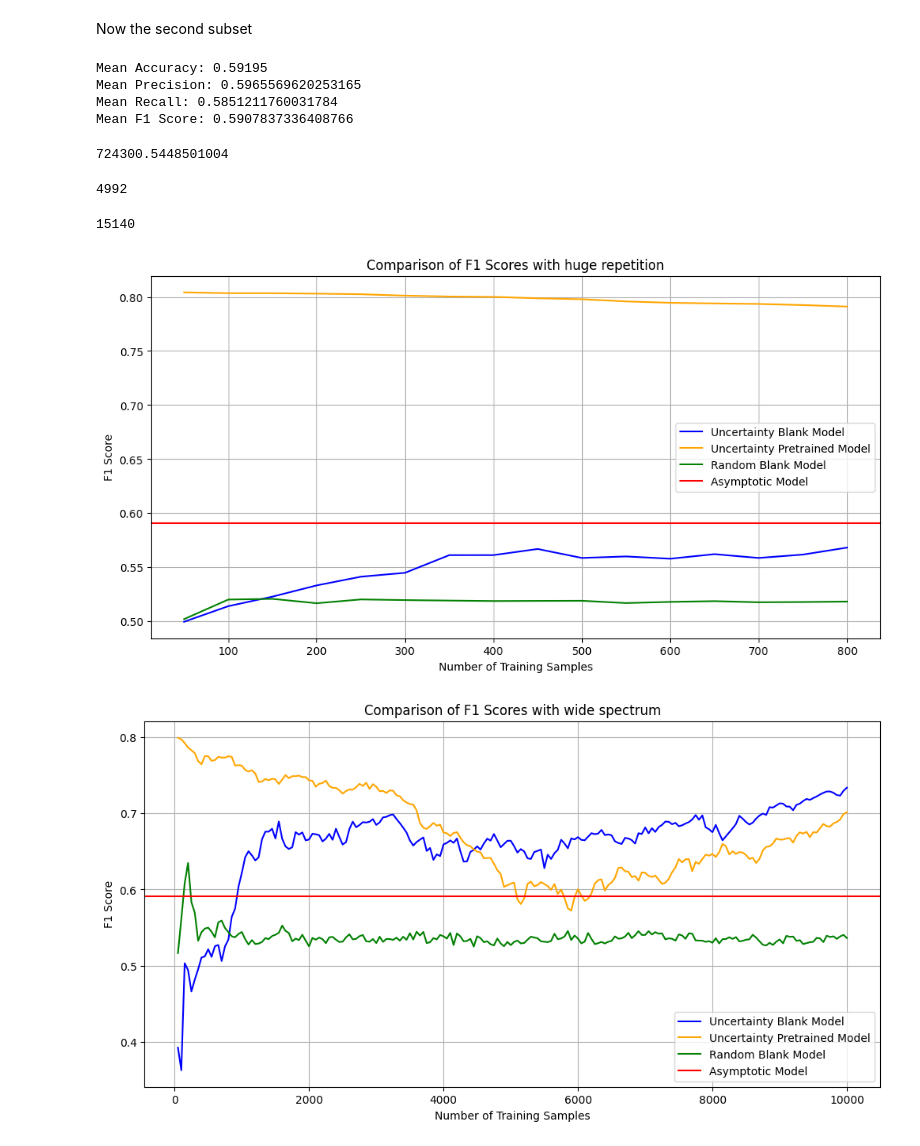
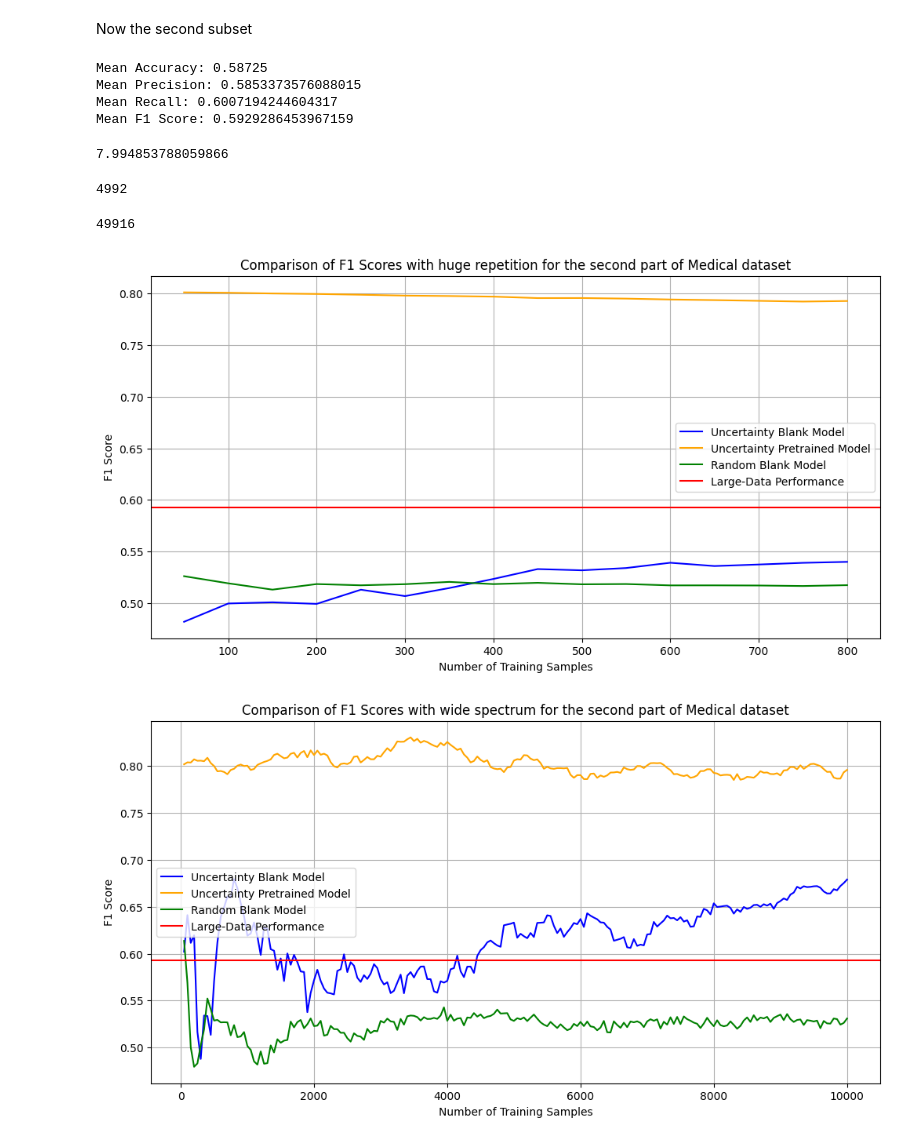
Before and after one commit to Dan-A2/cold-start-preference-learning, a Jupyter notebook: Medical_code.ipynb, the cells around one changed output. Saved outputs shown, nothing was run; the diff lists cells and outputs as text; code cells hidden in the pictures.

```diff
--- a/Medical_code.ipynb
+++ b/Medical_code.ipynb
@@ -12,7 +12,7 @@ pd.set_option('display.max_columns', None)
 # %% [markdown]
 # Dataset
 # %%
-data = pd.read_csv('Datasets/medical_costs.csv')
+data = pd.read_csv('/kaggle/input/medical1/medical_costs.csv')
 data.head()
 # %% [output]
 |  | Age | Sex | BMI | Children | Smoker | Region | Medical Cost |
@@ -153,5 +149,5 @@ plt.show()
 data1.reset_index(inplace=True, drop=True)
 data2.reset_index(inplace=True, drop=True)
 # %%
-# data1['PCA'] = data1['PCA'].max() - data1['PCA']
-# data2['PCA'] = data2['PCA'].max() - data2['PCA']
+data1['PCA'] = data1['PCA'].max() - data1['PCA']
+data2['PCA'] = data2['PCA'].max() - data2['PCA']
@@ -296,15 +303,15 @@ tree_depth2 = int(np.round(np.sqrt(len(data2.columns))))
 # %%
 mf12 = train_evaluate_repeat(generate_random_pairs, data2, num_samples=200000, depth=tree_depth2, test_df=test_df2, use_bradley=True, exp=False, add_noise=False, noise=0.1, label_col=target_col_name, repeats=1)
 # %% [output]
-Mean Accuracy: 0.59195
-Mean Precision: 0.5965569620253165
-Mean Recall: 0.5851211760031784
-Mean F1 Score: 0.5907837336408766
+Mean Accuracy: 0.58725
+Mean Precision: 0.5853373576088015
+Mean Recall: 0.6007194244604317
+Mean F1 Score: 0.5929286453967159
 # %%
 var, residuals = calculate_pca_var(data2, target_col_name)
 print(var)
 # %% [output]
-724300.5448501004
+7.994853788059866
 # %%
 len(data2)
 # %% [output]
@@ -317,7 +324,7 @@ alpha = 1e-5
 num_pairs = int(max_pairs / (1 + alpha * var))
 print(num_pairs)
 # %% [output]
-15140
+49916
 # %%
 pretrain_params2 = {
     'objective': 'binary:logistic',
@@ -364,15 +371,15 @@ plt.figure(figsize=(12, 6))
 plt.plot(range(step, num_samples+1, step), average_f1_scores_UB, label='Uncertainty Blank Model', color='blue')
 plt.plot(range(step, num_samples+1, step), average_f1_scores_UP, label='Uncertainty Pretrained Model', color='orange')
 plt.plot(range(step, num_samples+1, step), average_f1_scores_RB, label='Random Blank Model', color='green')
-plt.axhline(y = mf12, color = 'r', linestyle = '-', label='Asymptotic Model')
+plt.axhline(y = mf12, color = 'r', linestyle = '-', label='Large-Data Performance')
 plt.xlabel('Number of Training Samples')
 plt.ylabel('F1 Score')
-plt.title('Comparison of F1 Scores with huge repetition')
+plt.title('Comparison of F1 Scores with huge repetition for the second part of Medical dataset')
 plt.legend()
 plt.grid(True)
 plt.show()
 # %% [output]
-[figure, old version]
+[figure, new version]
 # %%
 step = 50
 num_samples = 10000
@@ -408,15 +415,15 @@ average_f1_scores_RB2 = np.mean(f1_scores_RB_repeats2, axis=0)
 # %%
 # Plot the results
 plt.figure(figsize=(12, 6))
 plt.plot(range(step, num_samples+1, step), average_f1_scores_UB2, label='Uncertainty Blank Model', color='blue')
 plt.plot(range(step, num_samples+1, step), average_f1_scores_UP2, label='Uncertainty Pretrained Model', color='orange')
 plt.plot(range(step, num_samples+1, step), average_f1_scores_RB2, label='Random Blank Model', color='green')
-plt.axhline(y = mf12, color = 'r', linestyle = '-', label='Asymptotic Model')
+plt.axhline(y = mf12, color = 'r', linestyle = '-', label='Large-Data Performance')
 plt.xlabel('Number of Training Samples')
 plt.ylabel('F1 Score')
-plt.title('Comparison of F1 Scores with wide spectrum')
+plt.title('Comparison of F1 Scores with wide spectrum for the second part of Medical dataset')
 plt.legend()
 plt.grid(True)
 plt.show()
 # %% [output]
-[figure, old version]
+[figure, new version]
```
Also changed, not shown: parts of 14 cells of this notebook, 26 other files.
